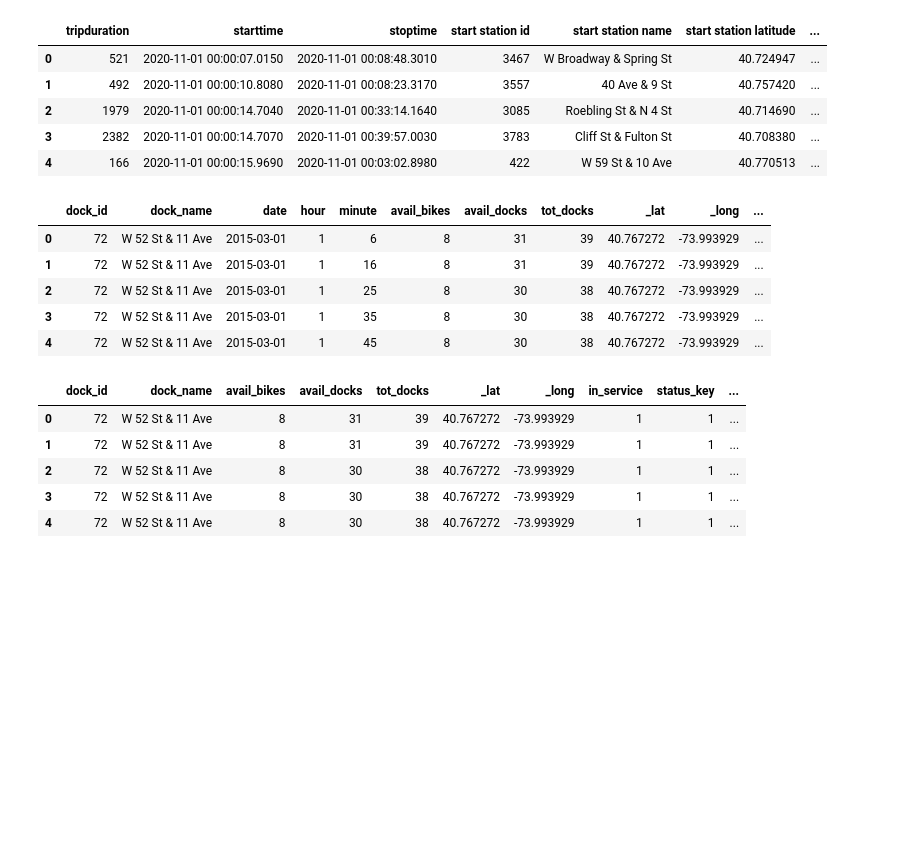
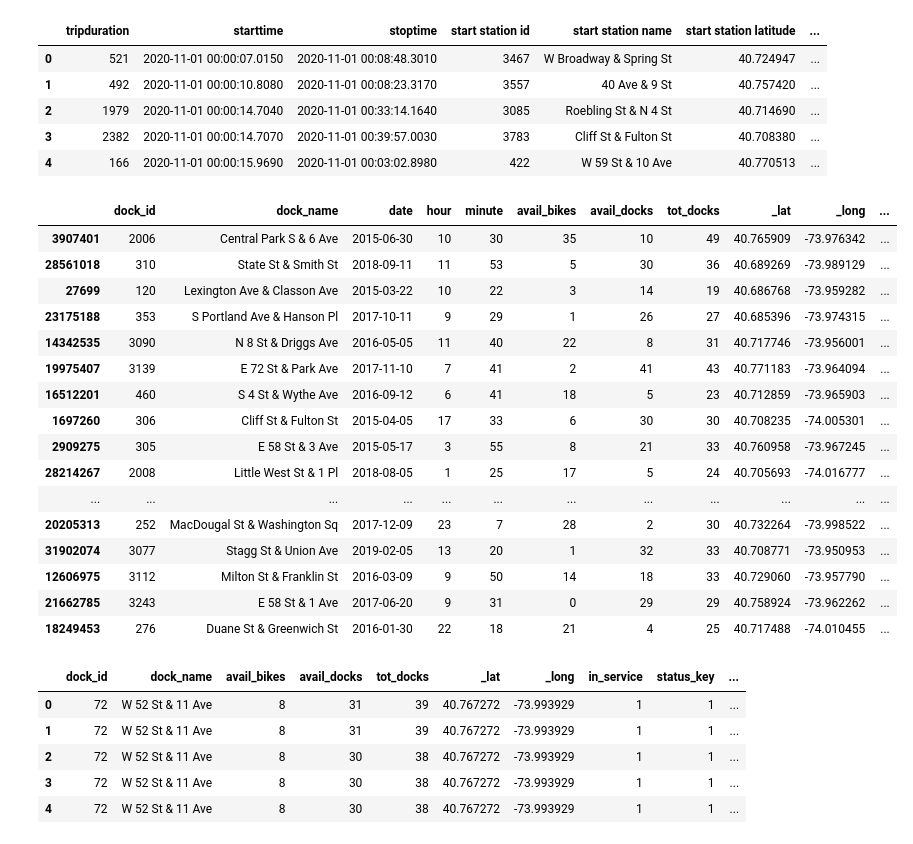
Before and after one commit to evan-kiolbassa/citibike, a Jupyter notebook: EDA/EDA_dock_bk.ipynb, the cells around one changed output. Cells and saved outputs as stored; diff of their text form; code cells hidden in the pictures; blank space fills up the shorter version.

```diff
--- a/EDA/EDA_dock_bk.ipynb
+++ b/EDA/EDA_dock_bk.ipynb
@@ -25,15 +25,26 @@ tripdata_raw.head()
 # %%
 # dock station status
 stations_cleaned = pd.read_csv('/Users/bkuo/Local Documents/Bootcamp 2020/Project/Capstone/CitiBikeCapStone/Data/Dock station data/stations_cleaned.csv')
 #             delim_whitespace = True)
-stations_cleaned.head()
+stations_cleaned.sample(20)
 # %% [output]
 |  | dock_id | dock_name | date | hour | minute | avail_bikes | avail_docks | tot_docks | _lat | _long | ... |
-| 0 | 72 | W 52 St & 11 Ave | 2015-03-01 | 1 | 6 | 8 | 31 | 39 | 40.767272 | -73.993929 | ... |
-| 1 | 72 | W 52 St & 11 Ave | 2015-03-01 | 1 | 16 | 8 | 31 | 39 | 40.767272 | -73.993929 | ... |
-| 2 | 72 | W 52 St & 11 Ave | 2015-03-01 | 1 | 25 | 8 | 30 | 38 | 40.767272 | -73.993929 | ... |
-| 3 | 72 | W 52 St & 11 Ave | 2015-03-01 | 1 | 35 | 8 | 30 | 38 | 40.767272 | -73.993929 | ... |
-| 4 | 72 | W 52 St & 11 Ave | 2015-03-01 | 1 | 45 | 8 | 30 | 38 | 40.767272 | -73.993929 | ... |
+| 3907401 | 2006 | Central Park S & 6 Ave | 2015-06-30 | 10 | 30 | 35 | 10 | 49 | 40.765909 | -73.976342 | ... |
+| 28561018 | 310 | State St & Smith St | 2018-09-11 | 11 | 53 | 5 | 30 | 36 | 40.689269 | -73.989129 | ... |
+| 27699 | 120 | Lexington Ave & Classon Ave | 2015-03-22 | 10 | 22 | 3 | 14 | 19 | 40.686768 | -73.959282 | ... |
+| 23175188 | 353 | S Portland Ave & Hanson Pl | 2017-10-11 | 9 | 29 | 1 | 26 | 27 | 40.685396 | -73.974315 | ... |
+| 14342535 | 3090 | N 8 St & Driggs Ave | 2016-05-05 | 11 | 40 | 22 | 8 | 31 | 40.717746 | -73.956001 | ... |
+| 19975407 | 3139 | E 72 St & Park Ave | 2017-11-10 | 7 | 41 | 2 | 41 | 43 | 40.771183 | -73.964094 | ... |
+| 16512201 | 460 | S 4 St & Wythe Ave | 2016-09-12 | 6 | 41 | 18 | 5 | 23 | 40.712859 | -73.965903 | ... |
+| 1697260 | 306 | Cliff St & Fulton St | 2015-04-05 | 17 | 33 | 6 | 30 | 30 | 40.708235 | -74.005301 | ... |
+| 2909275 | 305 | E 58 St & 3 Ave | 2015-05-17 | 3 | 55 | 8 | 21 | 33 | 40.760958 | -73.967245 | ... |
+| 28214267 | 2008 | Little West St & 1 Pl | 2018-08-05 | 1 | 25 | 17 | 5 | 24 | 40.705693 | -74.016777 | ... |
+| ... | ... | ... | ... | ... | ... | ... | ... | ... | ... | ... | ... |
+| 20205313 | 252 | MacDougal St & Washington Sq | 2017-12-09 | 23 | 7 | 28 | 2 | 30 | 40.732264 | -73.998522 | ... |
+| 31902074 | 3077 | Stagg St & Union Ave | 2019-02-05 | 13 | 20 | 1 | 32 | 33 | 40.708771 | -73.950953 | ... |
+| 12606975 | 3112 | Milton St & Franklin St | 2016-03-09 | 9 | 50 | 14 | 18 | 33 | 40.729060 | -73.957790 | ... |
+| 21662785 | 3243 | E 58 St & 1 Ave | 2017-06-20 | 9 | 31 | 0 | 29 | 29 | 40.758924 | -73.962262 | ... |
+| 18249453 | 276 | Duane St & Greenwich St | 2016-01-30 | 22 | 18 | 21 | 4 | 25 | 40.717488 | -74.010455 | ... |
 # %%
 dock = stations_cleaned.copy()
 # dock['hour24'] = dock.hour
```
Also changed, not shown: parts of 12 cells of this notebook, 4 other files.
